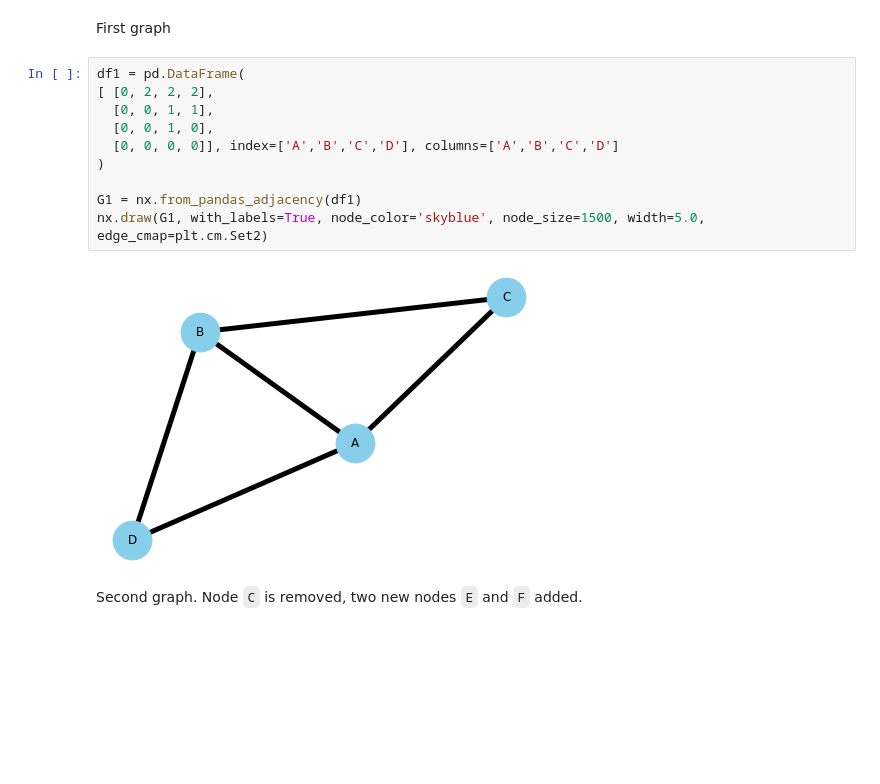
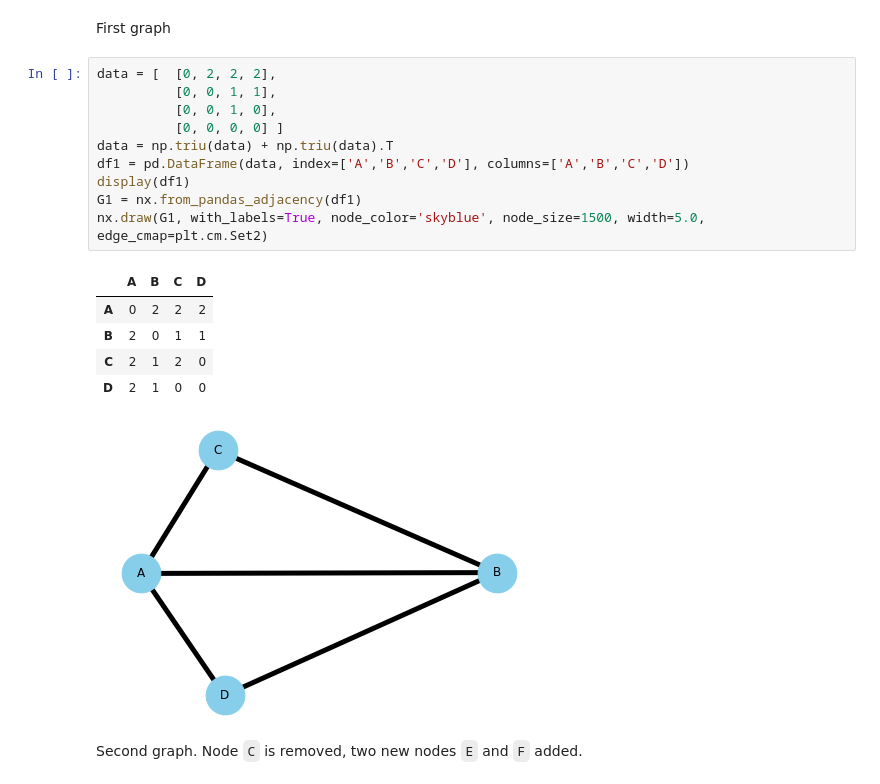
Before and after one commit to nchaly/mc_research, a Jupyter notebook: etc/graph_diff.ipynb, the cells around one changed output. Drawn from its saved outputs; the diff is of its cells as text; blank space fills up the shorter version.

Commit message:
Adjust diff visualizaton

```diff
--- a/etc/graph_diff.ipynb
+++ b/etc/graph_diff.ipynb
@@ -15,17 +15,22 @@ pd: 1.0.1
 # %% [markdown]
 First graph
 # %%
-df1 = pd.DataFrame(
-[ [0, 2, 2, 2],
-  [0, 0, 1, 1],
-  [0, 0, 1, 0],
-  [0, 0, 0, 0]], index=['A','B','C','D'], columns=['A','B','C','D']
-)
-
+data = [  [0, 2, 2, 2],
+          [0, 0, 1, 1],
+          [0, 0, 1, 0],
+          [0, 0, 0, 0] ]
+data = np.triu(data) + np.triu(data).T
+df1 = pd.DataFrame(data, index=['A','B','C','D'], columns=['A','B','C','D'])
+display(df1)
 G1 = nx.from_pandas_adjacency(df1)
 nx.draw(G1, with_labels=True, node_color='skyblue', node_size=1500, width=5.0, edge_cmap=plt.cm.Set2)
 # %% [output]
+|  | A | B | C | D |
+| A | 0 | 2 | 2 | 2 |
+| B | 2 | 0 | 1 | 1 |
+| C | 2 | 1 | 2 | 0 |
+| D | 2 | 1 | 0 | 0 |
-[figure, old version]
+[figure, new version]
 # %% [markdown]
 Second graph.
 Node `C` is removed, two new nodes `E` and `F` added.
```
Also changed, not shown: parts of 11 cells of this notebook.
